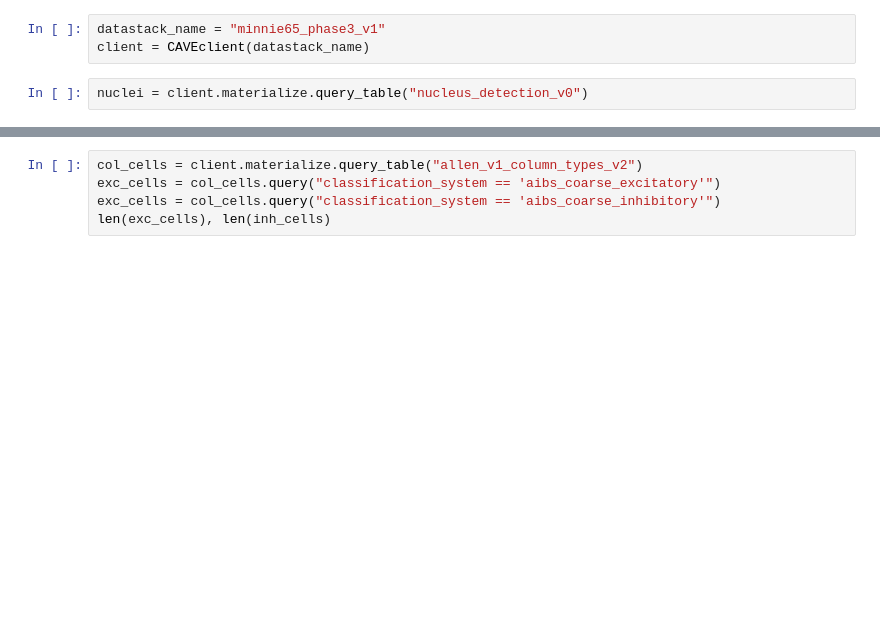
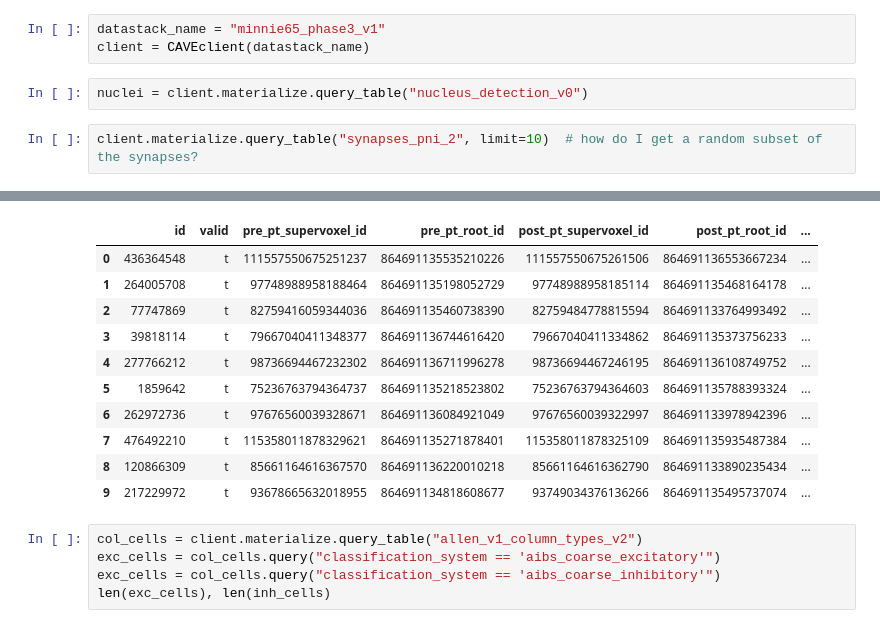
Before and after one commit to AllenInstitute/cortical-layers, a Jupyter notebook: layer-analysis.ipynb, the cells around one changed output, grey strips where cells are left out. Saved outputs shown, nothing was run; the diff lists cells and outputs as text; blank space fills up the shorter version.

```diff
--- a/layer-analysis.ipynb
+++ b/layer-analysis.ipynb
@@ -15,3 +15,6 @@ datastack_name = "minnie65_phase3_v1"
 client = CAVEclient(datastack_name)
 # %%
 nuclei = client.materialize.query_table("nucleus_detection_v0")
+# %%
+client.materialize.query_table("synapses_pni_2", limit=10)  # how do I get a random subset of the synapses?
+# %% [output]
@@ -18,3 +22,14 @@ nuclei = client.materialize.query_table("nucleus_detection_v0")
+|  | id | valid | pre_pt_supervoxel_id | pre_pt_root_id | post_pt_supervoxel_id | post_pt_root_id | ... |
+| 0 | 436364548 | t | 111557550675251237 | 864691135535210226 | 111557550675261506 | 864691136553667234 | ... |
+| 1 | 264005708 | t | 97748988958188464 | 864691135198052729 | 97748988958185114 | 864691135468164178 | ... |
+| 2 | 77747869 | t | 82759416059344036 | 864691135460738390 | 82759484778815594 | 864691133764993492 | ... |
+| 3 | 39818114 | t | 79667040411348377 | 864691136744616420 | 79667040411334862 | 864691135373756233 | ... |
+| 4 | 277766212 | t | 98736694467232302 | 864691136711996278 | 98736694467246195 | 864691136108749752 | ... |
+| 5 | 1859642 | t | 75236763794364737 | 864691135218523802 | 75236763794364603 | 864691135788393324 | ... |
+| 6 | 262972736 | t | 97676560039328671 | 864691136084921049 | 97676560039322997 | 864691133978942396 | ... |
+| 7 | 476492210 | t | 115358011878329621 | 864691135271878401 | 115358011878325109 | 864691135935487384 | ... |
+| 8 | 120866309 | t | 85661164616367570 | 864691136220010218 | 85661164616362790 | 864691133890235434 | ... |
+| 9 | 217229972 | t | 93678665632018955 | 864691134818608677 | 93749034376136266 | 864691135495737074 | ... |
 # %%
 col_cells = client.materialize.query_table("allen_v1_column_types_v2")
 exc_cells = col_cells.query("classification_system == 'aibs_coarse_excitatory'")
```
Also changed, not shown: parts of 14 cells of this notebook.
